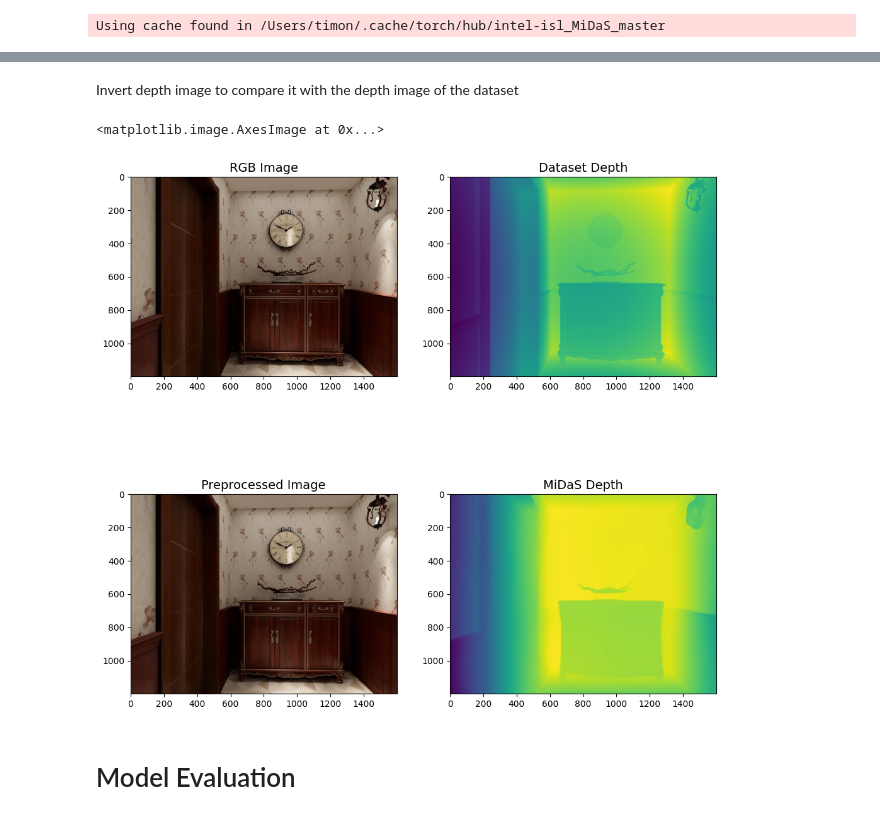
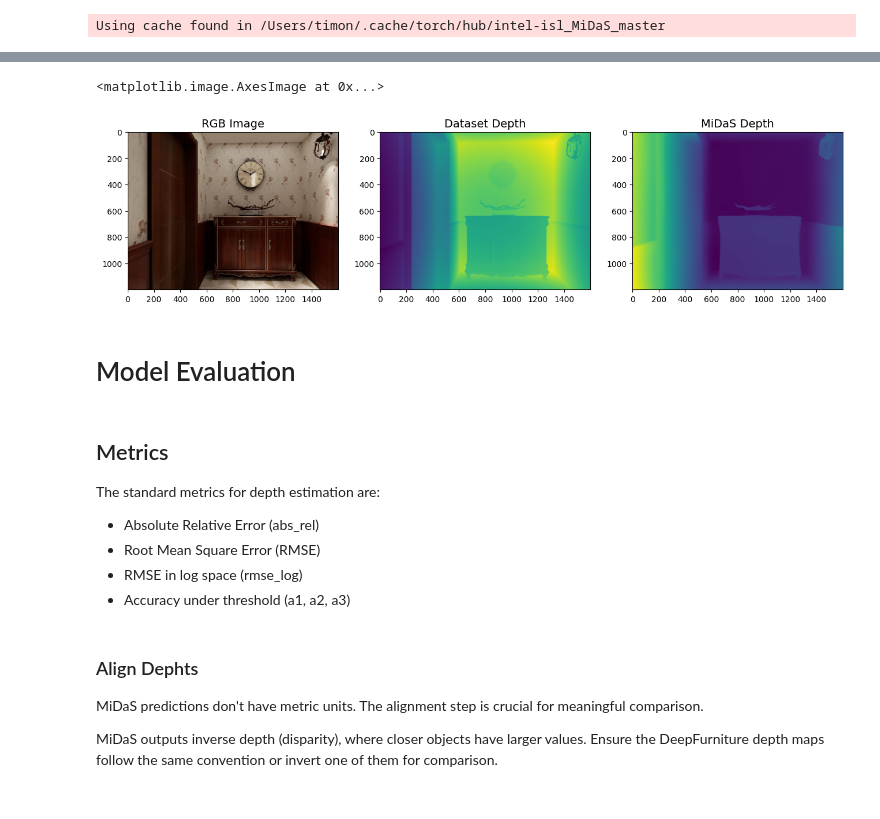
Before and after one commit to ynkf/HSLU.DSPRO2.Beyond2D, a Jupyter notebook: mde-baseline.ipynb, the cells around one changed output, grey strips where cells are left out. Cells and saved outputs as stored; diff of their text form; code cells hidden in the pictures.

```diff
--- a/mde-baseline.ipynb
+++ b/mde-baseline.ipynb
@@ -119,2 +108,0 @@ output = prediction.cpu().numpy()
-# %% [markdown]
-Invert depth image to compare it with the depth image of the dataset
@@ -136,21 +109,29 @@ inverted_depth = max_value - output
+# %%
+output = compute_midas(scene['image'])
 # %%
 scene = dataset[0]
 
-fig, axes = plt.subplots(2, 2, figsize=(12, 12))
+fig, axes = plt.subplots(1, 3, figsize=(16, 8))
 
-axes[0, 0].set_title('RGB Image', fontsize=14)
-axes[0, 0].imshow(scene['image'])
+axes[0].set_title('RGB Image', fontsize=14)
+axes[0].imshow(scene['image'])
 
-axes[0, 1].set_title('Dataset Depth', fontsize=14)
-axes[0, 1].imshow(scene['depth'])
+axes[1].set_title('Dataset Depth', fontsize=14)
+axes[1].imshow(scene['depth'])
 
-axes[1, 0].set_title('Preprocessed Image', fontsize=14)
-axes[1, 0].imshow(img)
-
-axes[1, 1].set_title('MiDaS Depth', fontsize=14)
-axes[1, 1].imshow(inverted_depth)
+axes[2].set_title('MiDaS Depth', fontsize=14)
+axes[2].imshow(output)
 # %% [output]
 <matplotlib.image.AxesImage at 0x...>
-[figure, old version]
+[figure, new version]
 # %% [markdown]
 # Model Evaluation
+# %% [markdown]
+## Metrics
+
+The standard metrics for depth estimation are:
+
+- Absolute Relative Error (abs_rel)
+- Root Mean Square Error (RMSE)
+- RMSE in log space (rmse_log)
+- Accuracy under threshold (a1, a2, a3)
@@ -156,0 +189,6 @@ axes[1, 1].imshow(inverted_depth)
+# %% [markdown]
+### Align Dephts
+
+MiDaS predictions don't have metric units. The alignment step is crucial for meaningful comparison.
+
+MiDaS outputs inverse depth (disparity), where closer objects have larger values. Ensure the DeepFurniture depth maps follow the same convention or invert one of them for comparison.
```
Also changed, not shown: parts of 16 cells of this notebook.
